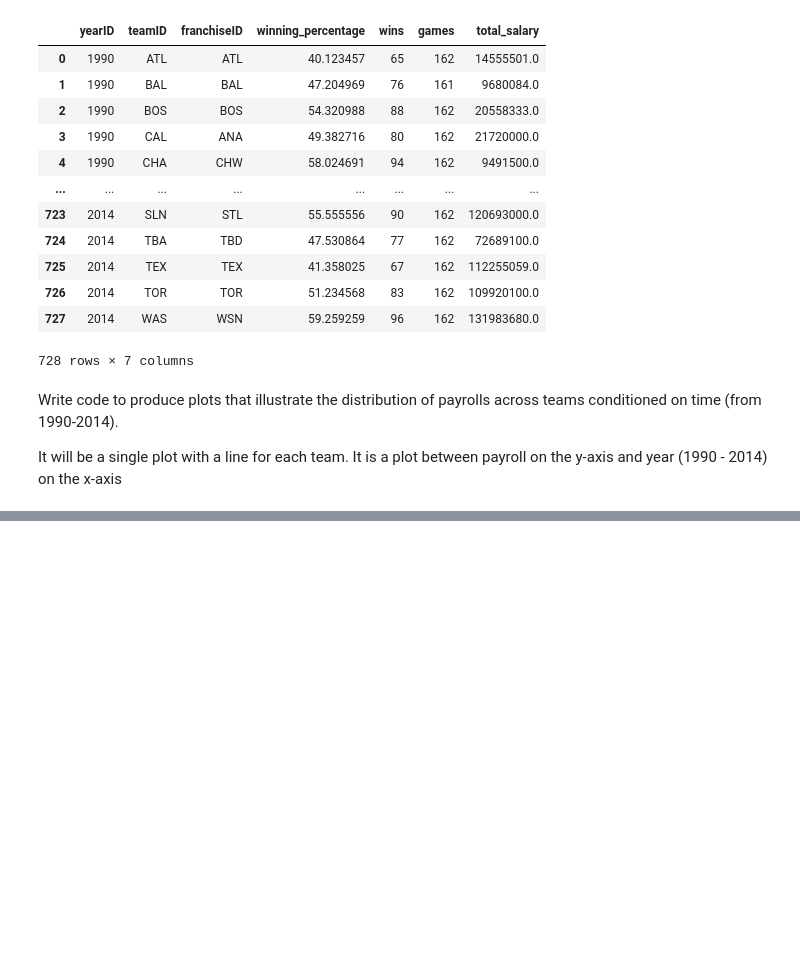
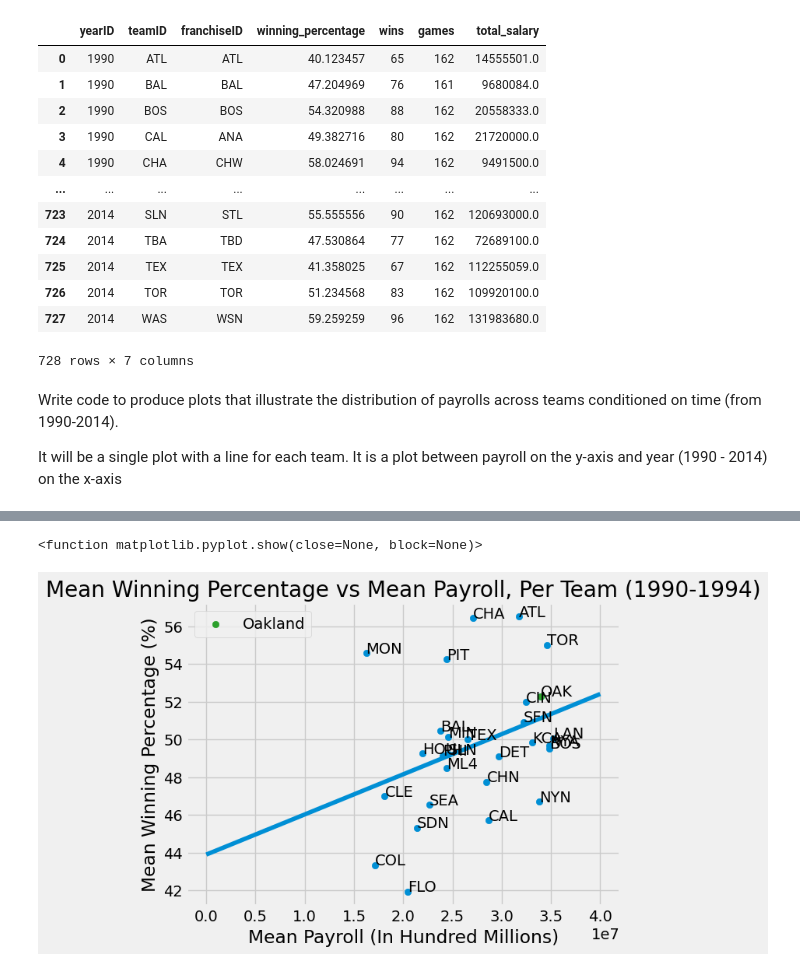
Before and after one commit to Skidouche/CMSC320, a Jupyter notebook: Projects/P2.ipynb, the cells around one changed output, grey strips where cells are left out. Drawn from its saved outputs; the diff is of its cells as text; code cells hidden in the pictures; blank space fills up the shorter version.

```diff
--- a/Projects/P2.ipynb
+++ b/Projects/P2.ipynb
@@ -111,0 +115,40 @@ plt.show
+# %%
+# problem 4
+
+# this code makes 5 bins for year time periods to discretize the data, then makes
+# scatterplots for each comparing mean winning percentage to mean payroll
+# it also adds a regression line using polyfit for easier viewing
+
+# cut the dataframe
+df["time_period"] = pd.cut(x = df['yearID'], right = False, bins = [1990, 1995, 2000, 2005, 2010, 2015], \
+                          labels = ["1990-1994", "1995-1999", "2000-2004", "2005-2009", "2010-2014"])
+# %%
+# scatterplot for 1990-1994
+plt.clf()
+x = []
+y = []
+teams = []
+df2 = df[df["time_period"] == "1990-1994"]
+for team in df2['teamID'].unique():
+    x.append(np.average(list(df2.loc[df2['teamID'] == team, 'total_salary'])))
+    y.append(np.average(list(df2.loc[df2['teamID'] == team, 'winning_percentage'])))
+    teams.append(team)
+plt.scatter(x, y)
+a = 0
+# add labels to every team
+for (i, j) in zip(x, y):
+    plt.text(i, j, teams[a])
+    a += 1
+# plot a distinct oakland point for easy viewing of performance
+plt.scatter([np.average(list(df2.loc[df2['teamID'] == "OAK", 'total_salary']))], \
+                    [np.average(list(df2.loc[df2['teamID'] == "OAK", 'winning_percentage']))], c='tab:green', label="Oakland")
+plt.legend()
+polyline = np.linspace(1, 40000000, 50)
+plt.plot(polyline, np.poly1d(np.polyfit(x, y, 1))(polyline))
+plt.title('Mean Winning Percentage vs Mean Payroll, Per Team (1990-1994)')
+plt.xlabel('Mean Payroll (In Hundred Millions)')
+plt.ylabel('Mean Winning Percentage (%)')
+plt.show
+# %% [output]
+<function matplotlib.pyplot.show(close=None, block=None)>
+[figure, added]
```
Also changed, not shown: parts of 18 cells of this notebook.
